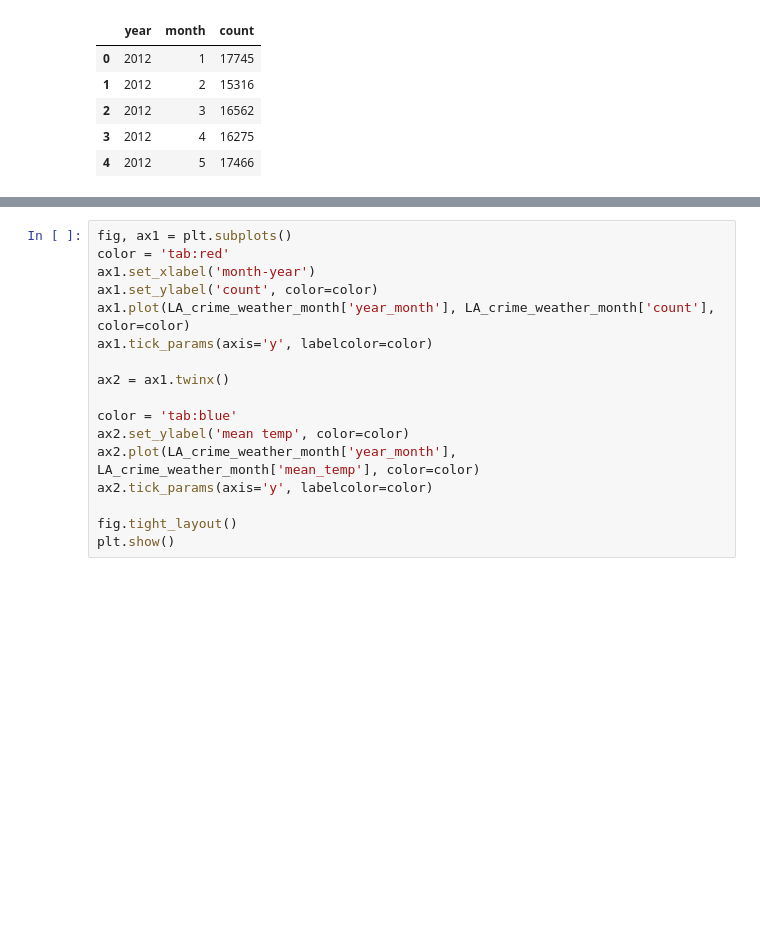
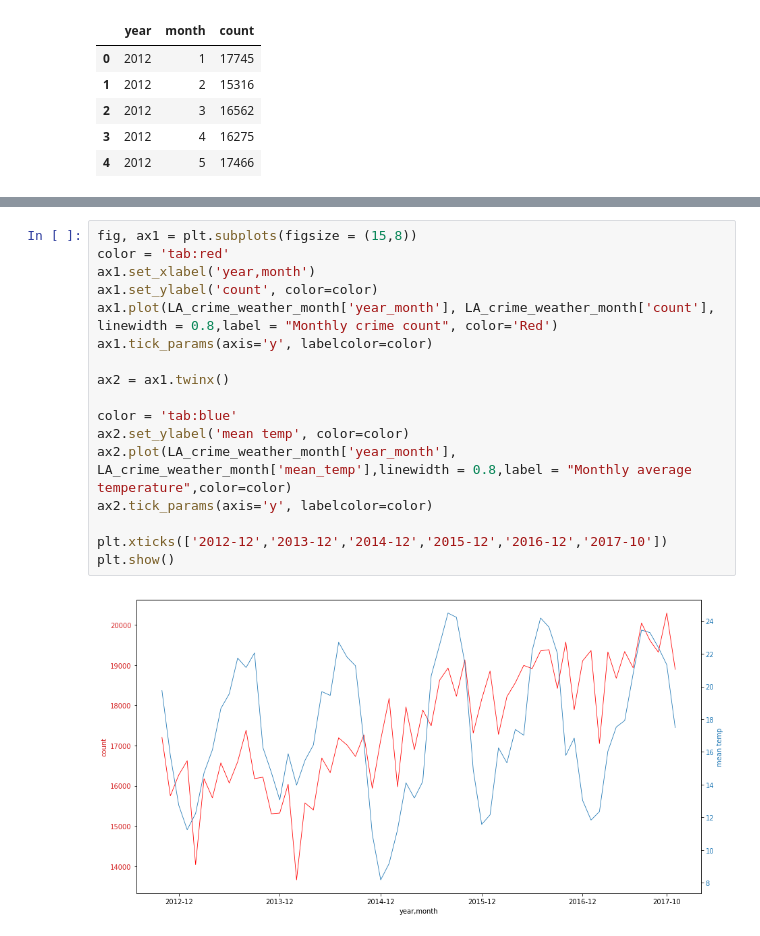
Before and after one commit to AprilW048/Final_Project, a Jupyter notebook: Weatherindex_and_Crime.ipynb, the cells around one changed output, grey strips where cells are left out. Drawn from its saved outputs; the diff is of its cells as text; blank space fills up the shorter version.

```diff
--- a/Weatherindex_and_Crime.ipynb
+++ b/Weatherindex_and_Crime.ipynb
@@ -685,17 +705,19 @@ plt.show()
 # %%
-fig, ax1 = plt.subplots()
+fig, ax1 = plt.subplots(figsize = (15,8))
 color = 'tab:red'
-ax1.set_xlabel('month-year')
+ax1.set_xlabel('year,month')
 ax1.set_ylabel('count', color=color)
-ax1.plot(LA_crime_weather_month['year_month'], LA_crime_weather_month['count'], color=color)
+ax1.plot(LA_crime_weather_month['year_month'], LA_crime_weather_month['count'], linewidth = 0.8,label = "Monthly crime count", color='Red')
 ax1.tick_params(axis='y', labelcolor=color)
 
 ax2 = ax1.twinx()
 
 color = 'tab:blue'
 ax2.set_ylabel('mean temp', color=color)
-ax2.plot(LA_crime_weather_month['year_month'], LA_crime_weather_month['mean_temp'], color=color)
+ax2.plot(LA_crime_weather_month['year_month'], LA_crime_weather_month['mean_temp'],linewidth = 0.8,label = "Monthly average temperature",color=color)
 ax2.tick_params(axis='y', labelcolor=color)
 
-fig.tight_layout()
+plt.xticks(['2012-12','2013-12','2014-12','2015-12','2016-12','2017-10'])
 plt.show()
+# %% [output]
+[figure, added]
```
Also changed, not shown: parts of 9 cells of this notebook.
